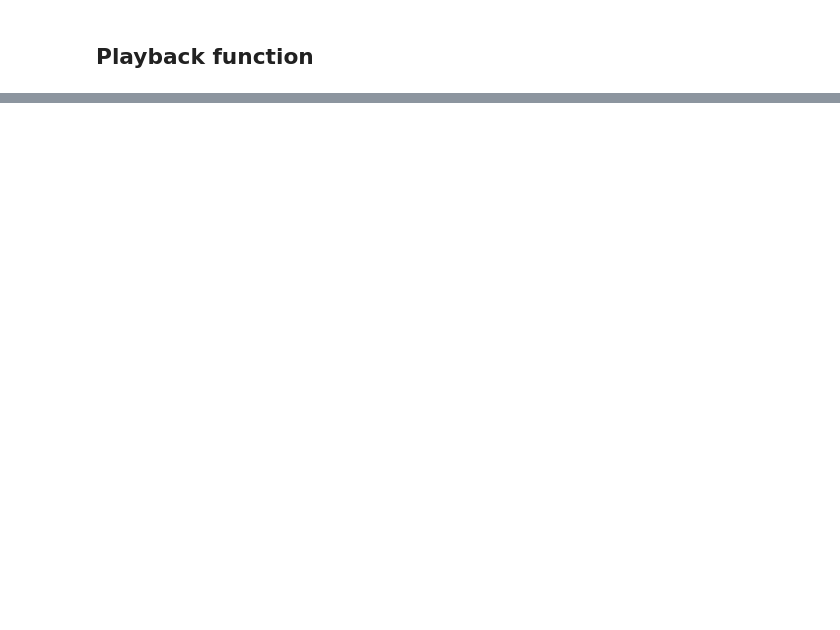
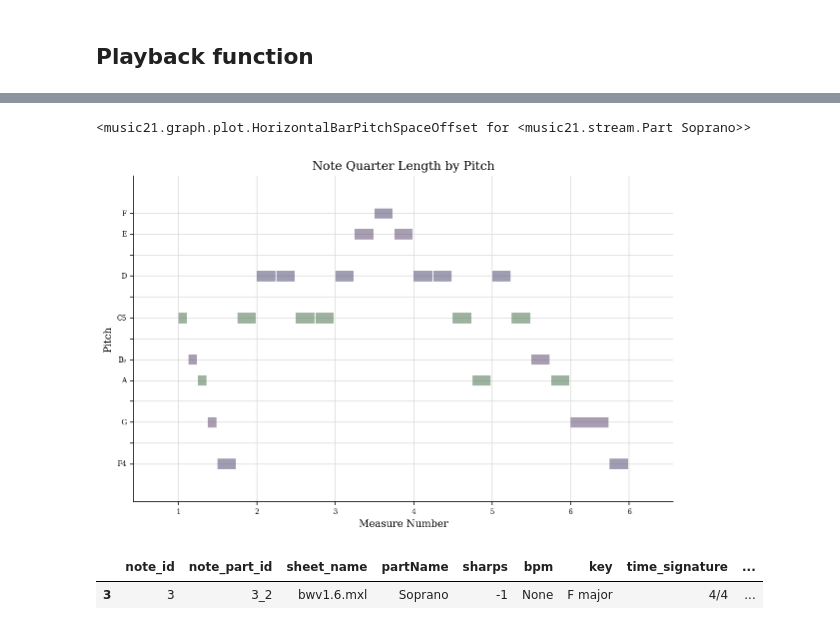
Before and after one commit to LudvigL123/digital_sheet_music_analysis, a Jupyter notebook: analyzer draft.ipynb, the cells around one changed output, grey strips where cells are left out. Saved outputs shown, nothing was run; the diff lists cells and outputs as text; code cells hidden in the pictures; blank space fills up the shorter version.

```diff
--- a/analyzer draft.ipynb
+++ b/analyzer draft.ipynb
@@ -780,0 +1023,12 @@ df
+# %%
+s2.parts[1].measures(1, 6).plot()
+# %% [output]
+<music21.graph.plot.HorizontalBarPitchSpaceOffset for <music21.stream.Part Soprano>>
+[figure, added]
+# %%
+name1 = df.loc[df['note_part_id'] == first_keys[0]]
+name2 = df.loc[df['note_part_id'] == first_keys[2]]
+name1
+# %% [output]
+|  | note_id | note_part_id | sheet_name | partName | sharps | bpm | key | time_signature | ... |
+| 3 | 3 | 3_2 | bwv1.6.mxl | Soprano | -1 | None | F major | 4/4 | ... |
```
Also changed, not shown: parts of 71 cells of this notebook, 2 other files.
